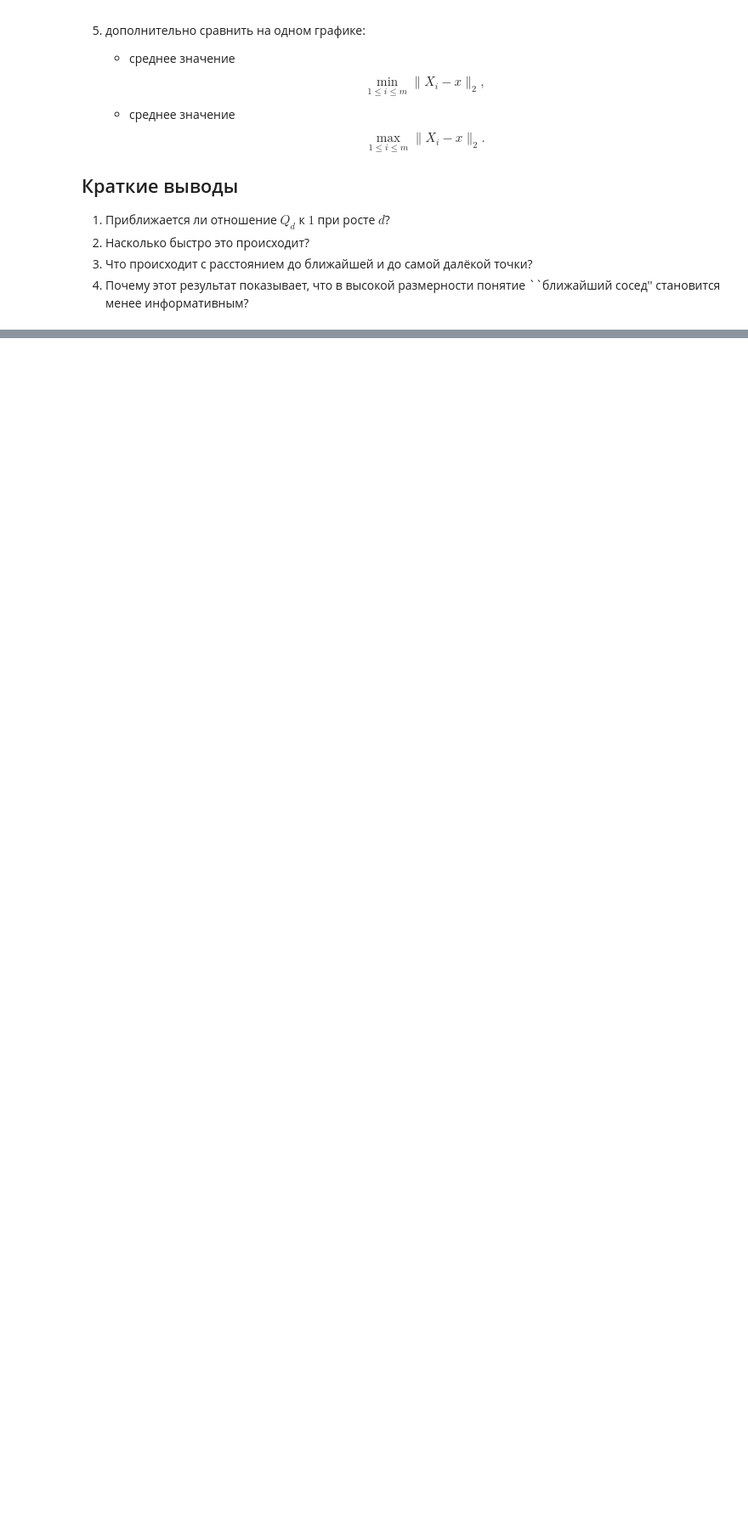
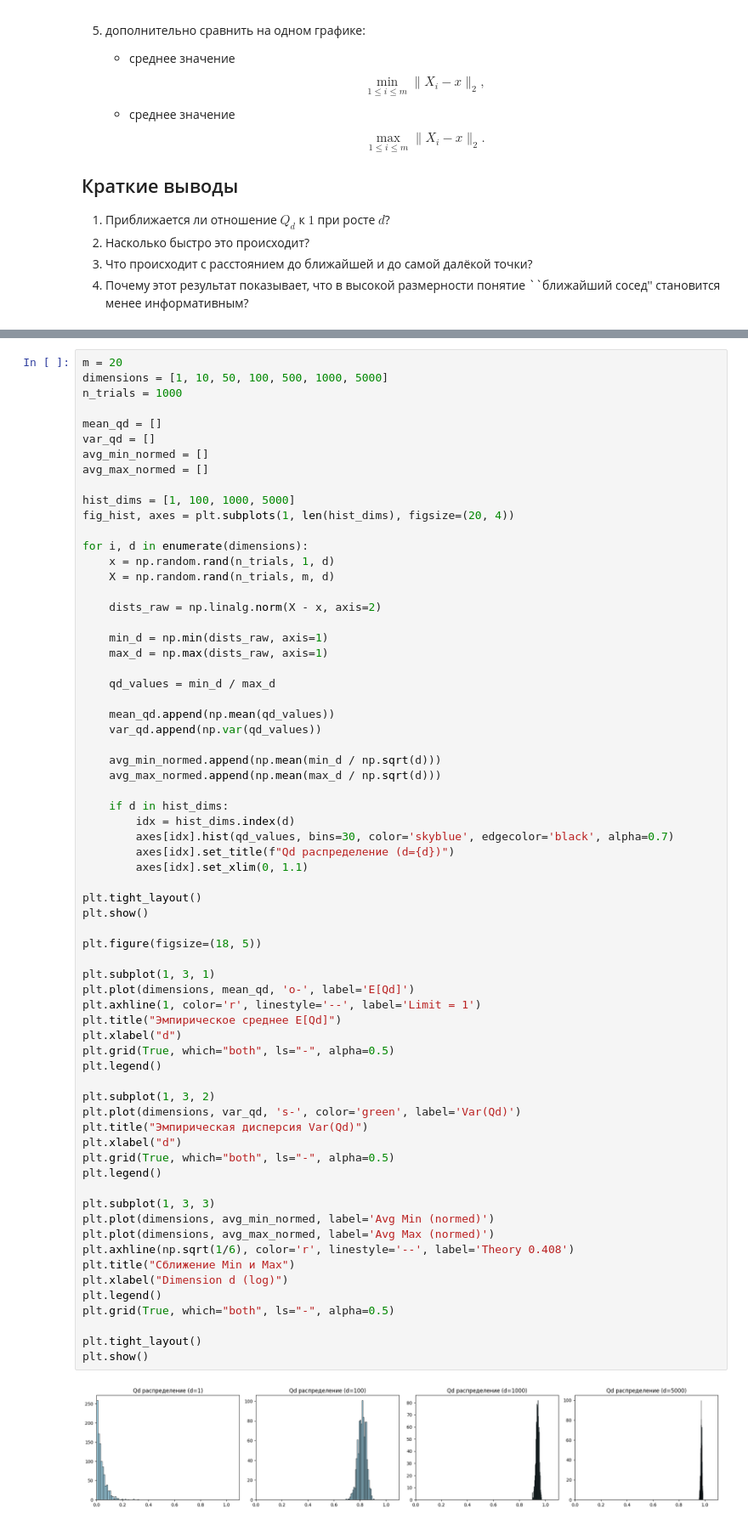
Before and after one commit to DmytryPan/ml-math-base-course, a Jupyter notebook: lab-04/Lab_4.ipynb, the cells around one changed output, grey strips where cells are left out. Shown at 85% size. Saved outputs shown, nothing was run; the diff lists cells and outputs as text; blank space fills up the shorter version.

```diff
--- a/lab-04/Lab_4.ipynb
+++ b/lab-04/Lab_4.ipynb
@@ -214,0 +325,69 @@ $$
+# %%
+m = 20
+dimensions = [1, 10, 50, 100, 500, 1000, 5000]
+n_trials = 1000
+
+mean_qd = []
+var_qd = []
+avg_min_normed = []
+avg_max_normed = []
+
+hist_dims = [1, 100, 1000, 5000]
+fig_hist, axes = plt.subplots(1, len(hist_dims), figsize=(20, 4))
+
+for i, d in enumerate(dimensions):
+    x = np.random.rand(n_trials, 1, d)
+    X = np.random.rand(n_trials, m, d)
+
+    dists_raw = np.linalg.norm(X - x, axis=2)
+
+    min_d = np.min(dists_raw, axis=1)
+    max_d = np.max(dists_raw, axis=1)
+
+    qd_values = min_d / max_d
+
+    mean_qd.append(np.mean(qd_values))
+    var_qd.append(np.var(qd_values))
+
+    avg_min_normed.append(np.mean(min_d / np.sqrt(d)))
+    avg_max_normed.append(np.mean(max_d / np.sqrt(d)))
+
+    if d in hist_dims:
+        idx = hist_dims.index(d)
+        axes[idx].hist(qd_values, bins=30, color='skyblue', edgecolor='black', alpha=0.7)
+        axes[idx].set_title(f"Qd распределение (d={d})")
+        axes[idx].set_xlim(0, 1.1)
+
+plt.tight_layout()
+plt.show()
+
+plt.figure(figsize=(18, 5))
+
+plt.subplot(1, 3, 1)
+plt.plot(dimensions, mean_qd, 'o-', label='E[Qd]')
+plt.axhline(1, color='r', linestyle='--', label='Limit = 1')
+plt.title("Эмпирическое среднее E[Qd]")
+plt.xlabel("d")
+plt.grid(True, which="both", ls="-", alpha=0.5)
+plt.legend()
+
+plt.subplot(1, 3, 2)
+plt.plot(dimensions, var_qd, 's-', color='green', label='Var(Qd)')
+plt.title("Эмпирическая дисперсия Var(Qd)")
+plt.xlabel("d")
+plt.grid(True, which="both", ls="-", alpha=0.5)
+plt.legend()
+
+plt.subplot(1, 3, 3)
+plt.plot(dimensions, avg_min_normed, label='Avg Min (normed)')
+plt.plot(dimensions, avg_max_normed, label='Avg Max (normed)')
+plt.axhline(np.sqrt(1/6), color='r', linestyle='--', label='Theory 0.408')
+plt.title("Сближение Min и Max")
+plt.xlabel("Dimension d (log)")
+plt.legend()
+plt.grid(True, which="both", ls="-", alpha=0.5)
+
+plt.tight_layout()
+plt.show()
+# %% [output]
+[figure, added]
```
Also changed, not shown: parts of 5 cells of this notebook.
